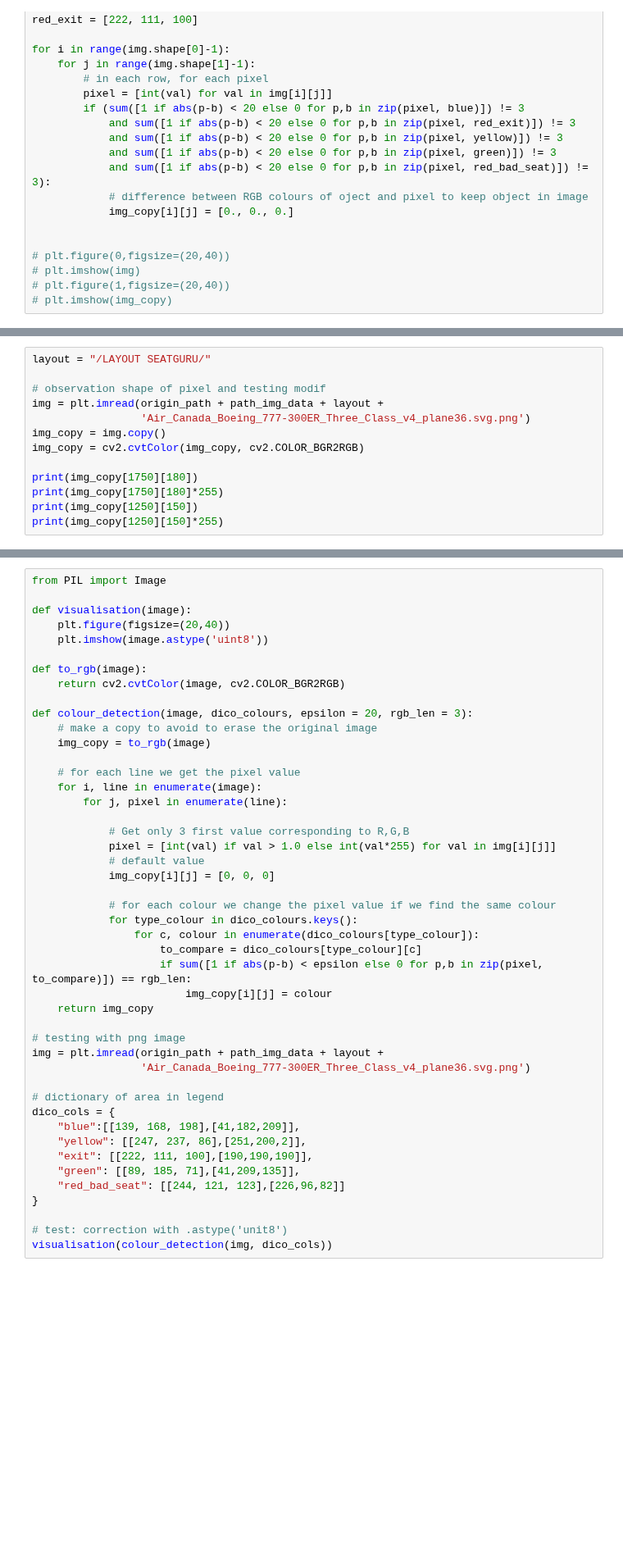
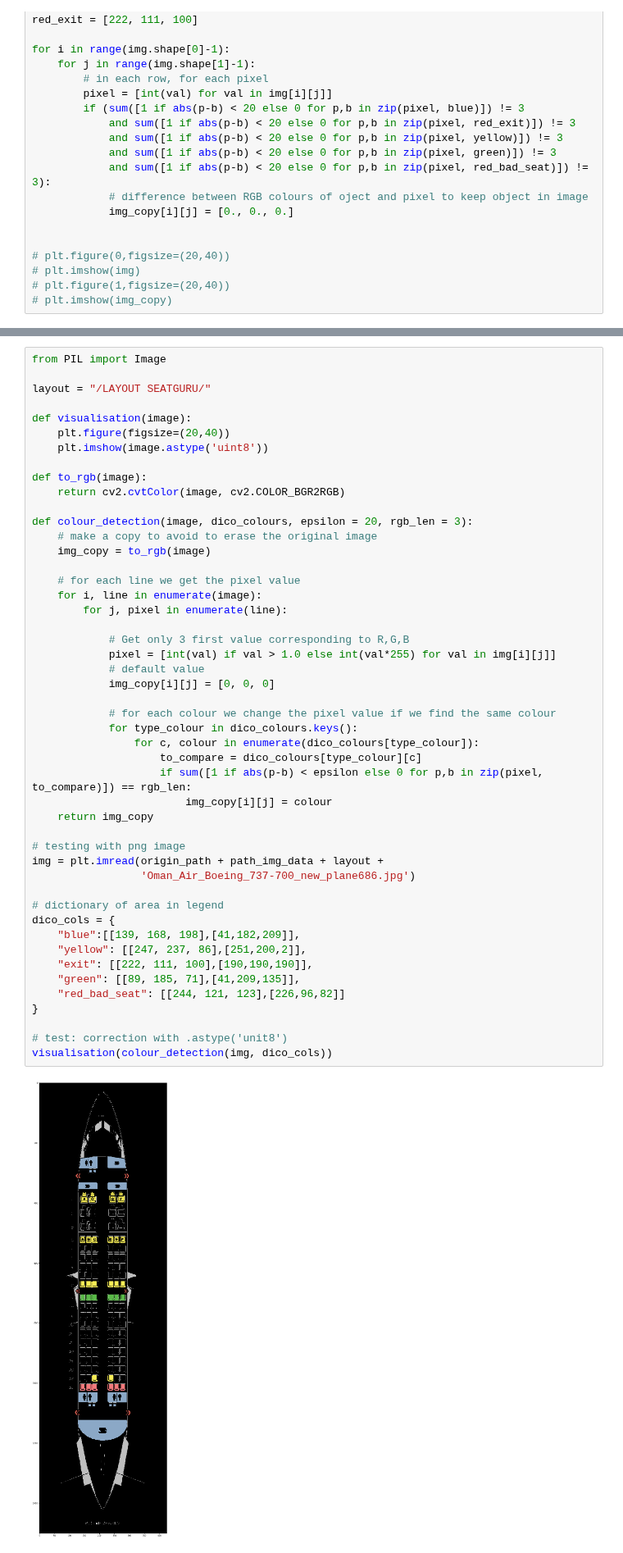
Before and after one commit to vincentnam/ProjetInterpromo2020G8, a Jupyter notebook: Chloe_Gaussail_notebook.ipynb, the cells around one changed output, grey strips where cells are left out. Shown at 82% size. Saved outputs shown, nothing was run; the diff lists cells and outputs as text; blank space fills up the shorter version.

```diff
--- a/Chloe_Gaussail_notebook.ipynb
+++ b/Chloe_Gaussail_notebook.ipynb
@@ -360,16 +372,3 @@ plt.imshow(img_copy)
 # %% [output]
 <matplotlib.image.AxesImage at 0x...>
 [figure]
-# %%
-layout = "/LAYOUT SEATGURU/"
-
-# observation shape of pixel and testing modif
-img = plt.imread(origin_path + path_img_data + layout +
-                 'Air_Canada_Boeing_777-300ER_Three_Class_v4_plane36.svg.png')
-img_copy = img.copy()
-img_copy = cv2.cvtColor(img_copy, cv2.COLOR_BGR2RGB)
-
-print(img_copy[1750][180])
-print(img_copy[1750][180]*255)
-print(img_copy[1250][150])
-print(img_copy[1250][150]*255)
@@ -381,5 +377,7 @@ print(img_copy[1250][150]*255)
 # %%
 from PIL import Image
+
+layout = "/LAYOUT SEATGURU/"
 
 def visualisation(image):
     plt.figure(figsize=(20,40))
@@ -396,34 +394,36 @@ def colour_detection(image, dico_colours, epsilon = 20, rgb_len = 3):
     for i, line in enumerate(image):
         for j, pixel in enumerate(line):
 
             # Get only 3 first value corresponding to R,G,B
             pixel = [int(val) if val > 1.0 else int(val*255) for val in img[i][j]]
             # default value
             img_copy[i][j] = [0, 0, 0]
 
             # for each colour we change the pixel value if we find the same colour
             for type_colour in dico_colours.keys():
                 for c, colour in enumerate(dico_colours[type_colour]):
                     to_compare = dico_colours[type_colour][c]
                     if sum([1 if abs(p-b) < epsilon else 0 for p,b in zip(pixel, to_compare)]) == rgb_len:
                         img_copy[i][j] = colour
     return img_copy
 
 # testing with png image
 img = plt.imread(origin_path + path_img_data + layout +
-                 'Air_Canada_Boeing_777-300ER_Three_Class_v4_plane36.svg.png')
+                 'Oman_Air_Boeing_737-700_new_plane686.jpg')
 
 # dictionary of area in legend
 dico_cols = {
     "blue":[[139, 168, 198],[41,182,209]],
     "yellow": [[247, 237, 86],[251,200,2]],
     "exit": [[222, 111, 100],[190,190,190]],
     "green": [[89, 185, 71],[41,209,135]],
     "red_bad_seat": [[244, 121, 123],[226,96,82]]
 }
 
 # test: correction with .astype('unit8')
 visualisation(colour_detection(img, dico_cols))
+# %% [output]
+[figure, added]
 # %%
 # dico of colours first version
 
```
Also changed, not shown: parts of 26 cells of this notebook.
